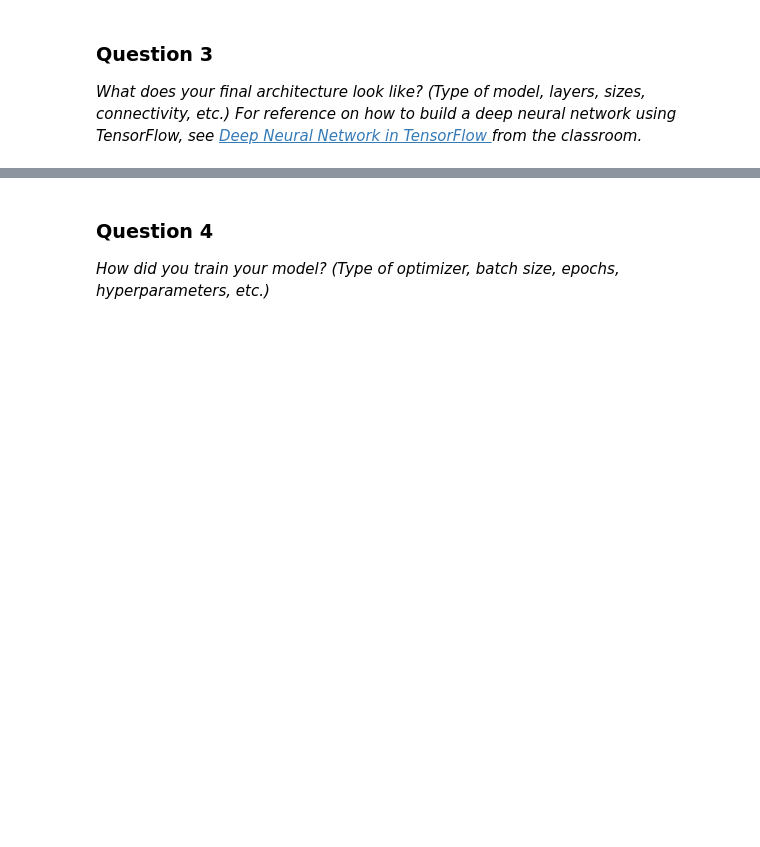
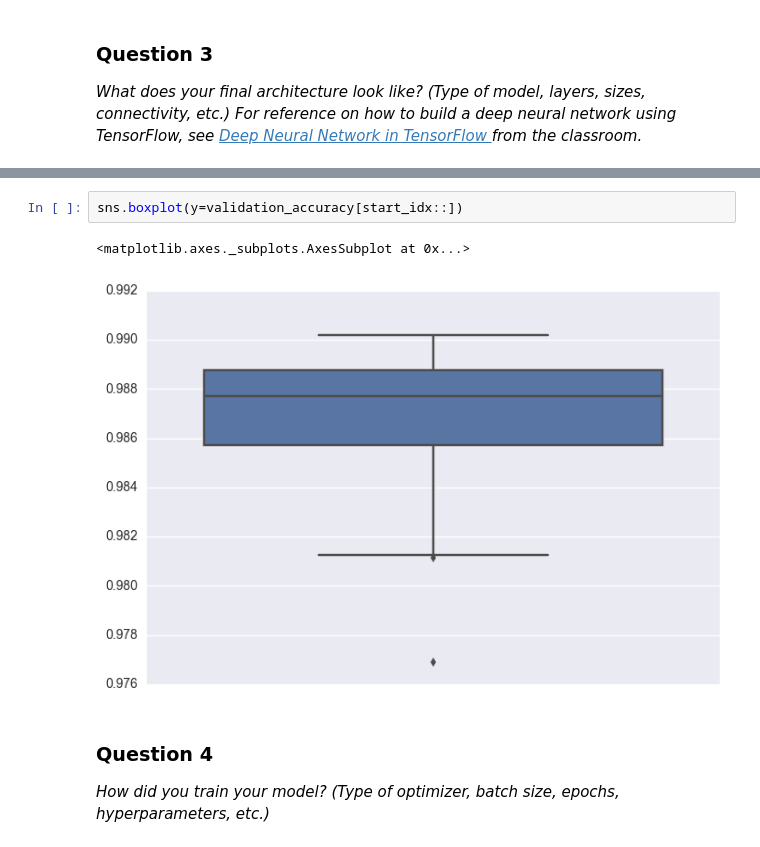
Before and after one commit to markandlw/CarND-Traffic-Sign-Classifier-Project, a Jupyter notebook: Traffic_Sign_Classifier.ipynb, the cells around one changed output, grey strips where cells are left out. Drawn from its saved outputs; the diff is of its cells as text; blank space fills up the shorter version.

```diff
--- a/Traffic_Sign_Classifier.ipynb
+++ b/Traffic_Sign_Classifier.ipynb
@@ -348,3 +353,8 @@ plt.plot(list(range(EPOCHS))[start_idx::],validation_accuracy[start_idx::])
+# %%
+sns.boxplot(y=validation_accuracy[start_idx::])
+# %% [output]
+<matplotlib.axes._subplots.AxesSubplot at 0x...>
+[figure, added]
 # %% [markdown]
 ### Question 4
 
```
Also changed, not shown: parts of 6 cells of this notebook.
